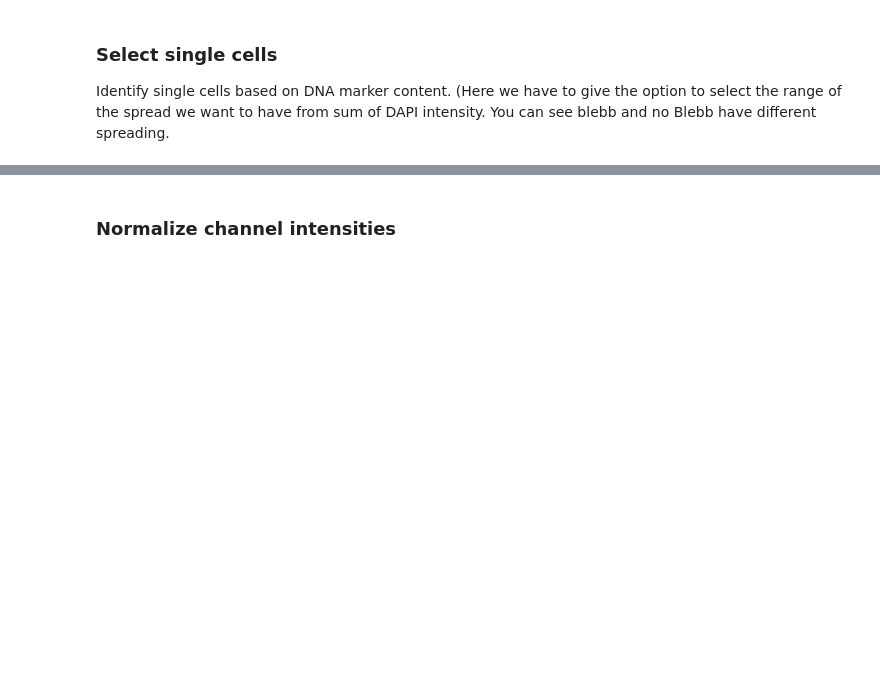
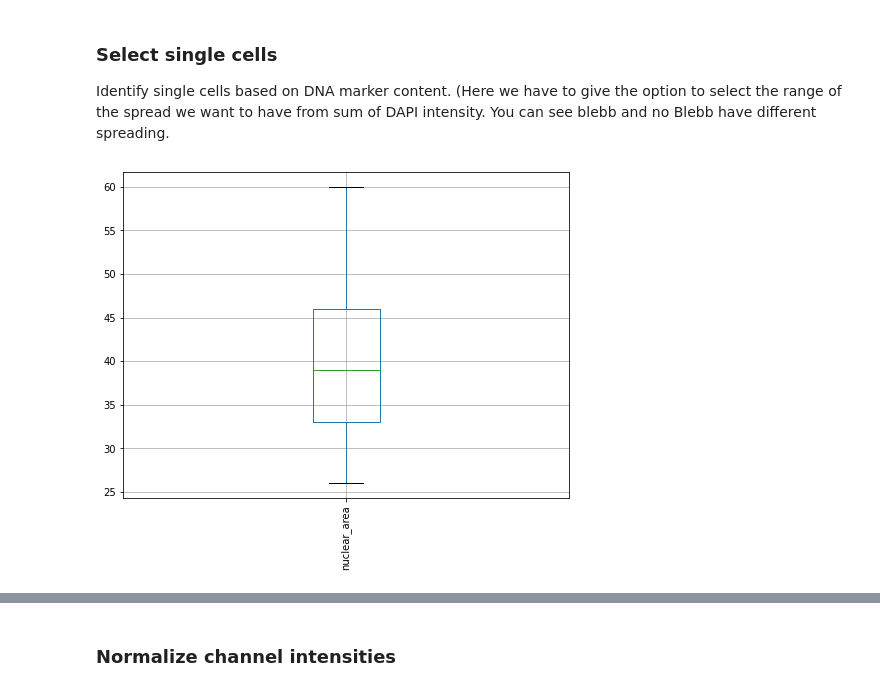
Before and after one commit to f-hamidlab/nuclearpy, a Jupyter notebook: docs/analyzor_master.ipynb, the cells around one changed output, grey strips where cells are left out. Drawn from its saved outputs; the diff is of its cells as text; code cells hidden in the pictures; blank space fills up the shorter version.

```diff
--- a/docs/analyzor_master.ipynb
+++ b/docs/analyzor_master.ipynb
@@ -30,3 +32,7 @@ obj.normChannel(channel = "dapi", method = "mode", nbins = 100, intensity_type =
 # %% [markdown]
 ### Select single cells
 Identify single cells based on DNA marker content. (Here we have to give the option to select the range of the spread we want to have from sum of DAPI intensity. You can see blebb and no Blebb have different spreading.
+# %%
+obj.plotVarDist(["nuclear_area"])
+# %% [output]
+[figure, added]
```
Also changed, not shown: parts of 36 cells of this notebook, 3 other files.
